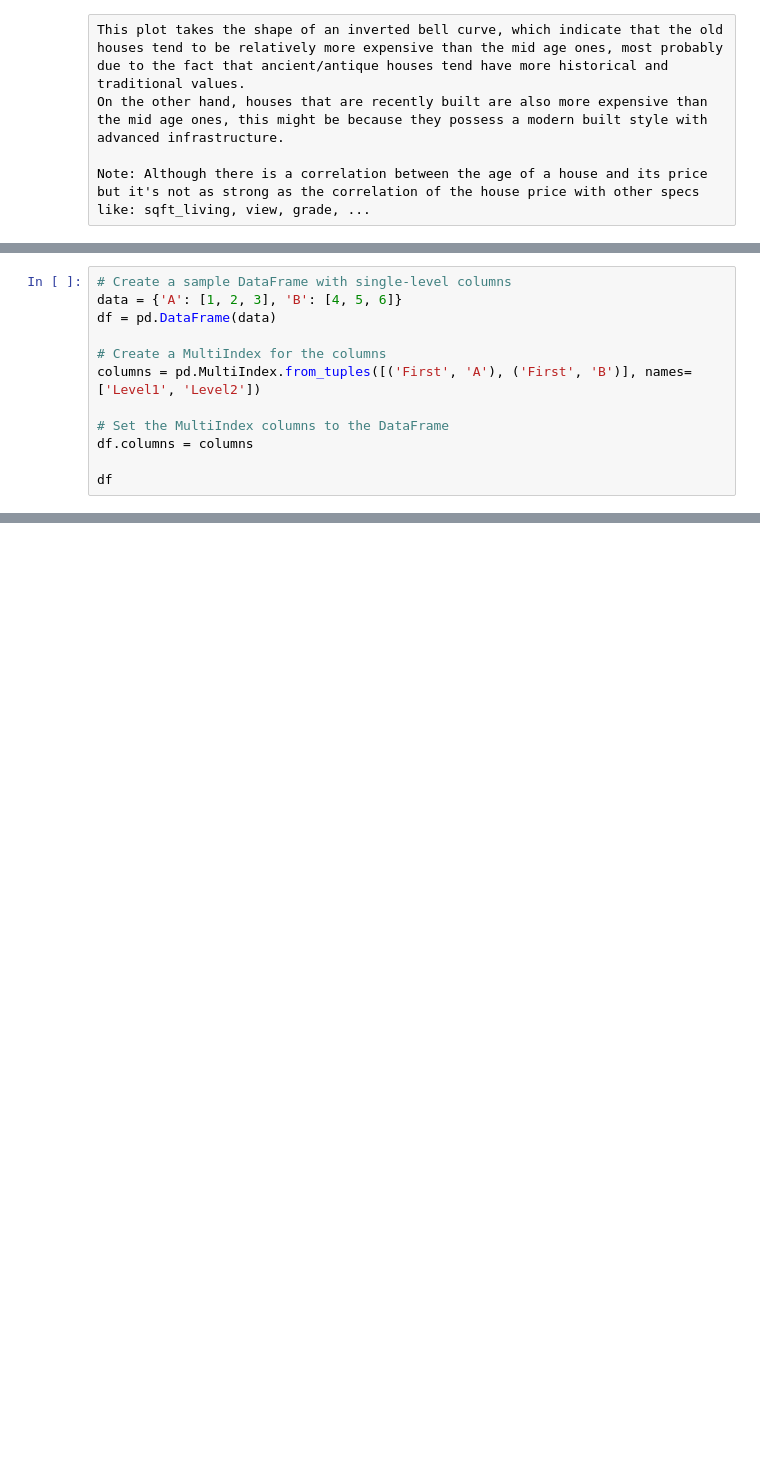
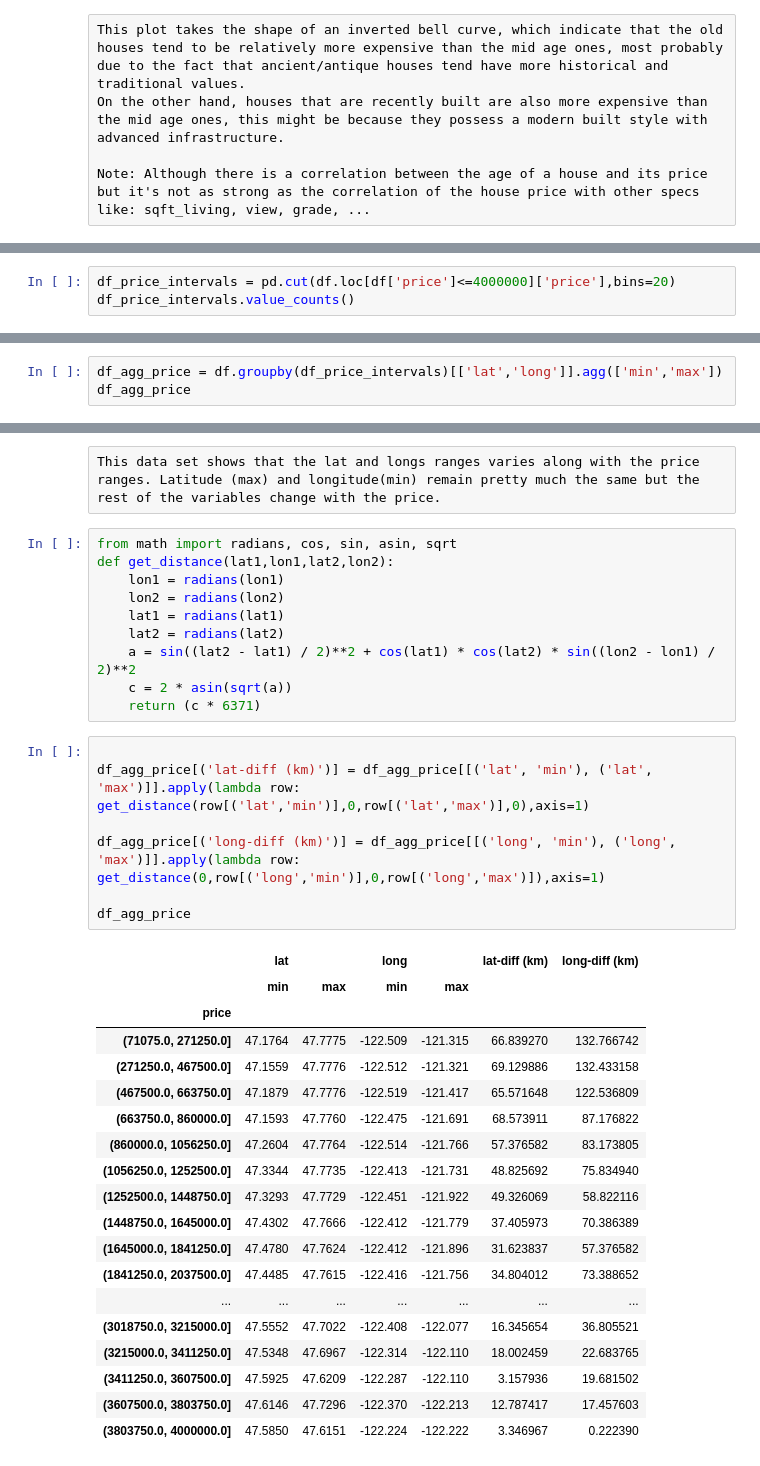
Before and after one commit to FawziElZein/House-Sales-King-County-Analysis, a Jupyter notebook: kc-house-data-analysis.ipynb, the cells around one changed output, grey strips where cells are left out. Saved outputs shown, nothing was run; the diff lists cells and outputs as text; blank space fills up the shorter version.

Commit message:
House prices vs demography

```diff
--- a/kc-house-data-analysis.ipynb
+++ b/kc-house-data-analysis.ipynb
@@ -254,12 +238,0 @@ MergeError: Not allowed to merge between different levels. (2 levels on the left
-# %%
-# Create a sample DataFrame with single-level columns
-data = {'A': [1, 2, 3], 'B': [4, 5, 6]}
-df = pd.DataFrame(data)
-
-# Create a MultiIndex for the columns
-columns = pd.MultiIndex.from_tuples([('First', 'A'), ('First', 'B')], names=['Level1', 'Level2'])
-
-# Set the MultiIndex columns to the DataFrame
-df.columns = columns
-
-df
@@ -271,0 +329,3 @@ df
+# %%
+df_price_intervals = pd.cut(df.loc[df['price']<=4000000]['price'],bins=20)
+df_price_intervals.value_counts()
@@ -271,0 +350,3 @@ df
+# %%
+df_agg_price = df.groupby(df_price_intervals)[['lat','long']].agg(['min','max'])
+df_agg_price
@@ -271,0 +373,39 @@ df
+# %% [raw]
+This data set shows that the lat and longs ranges varies along with the price ranges. Latitude (max) and longitude(min) remain pretty much the same but the rest of the variables change with the price.
+# %%
+from math import radians, cos, sin, asin, sqrt
+def get_distance(lat1,lon1,lat2,lon2):
+    lon1 = radians(lon1)
+    lon2 = radians(lon2)
+    lat1 = radians(lat1)
+    lat2 = radians(lat2)
+    a = sin((lat2 - lat1) / 2)**2 + cos(lat1) * cos(lat2) * sin((lon2 - lon1) / 2)**2
+    c = 2 * asin(sqrt(a))
+    return (c * 6371)
+# %%
+
+df_agg_price[('lat-diff (km)')] = df_agg_price[[('lat', 'min'), ('lat', 'max')]].apply(lambda row: get_distance(row[('lat','min')],0,row[('lat','max')],0),axis=1)
+
+df_agg_price[('long-diff (km)')] = df_agg_price[[('long', 'min'), ('long', 'max')]].apply(lambda row: get_distance(0,row[('long','min')],0,row[('long','max')]),axis=1)
+
+df_agg_price
+# %% [output]
+|  | lat |  | long |  | lat-diff (km) | long-diff (km) |
+|  | min | max | min | max |  |  |
+| price |  |  |  |  |  |  |
+| (71075.0, 271250.0] | 47.1764 | 47.7775 | -122.509 | -121.315 | 66.839270 | 132.766742 |
+| (271250.0, 467500.0] | 47.1559 | 47.7776 | -122.512 | -121.321 | 69.129886 | 132.433158 |
+| (467500.0, 663750.0] | 47.1879 | 47.7776 | -122.519 | -121.417 | 65.571648 | 122.536809 |
+| (663750.0, 860000.0] | 47.1593 | 47.7760 | -122.475 | -121.691 | 68.573911 | 87.176822 |
+| (860000.0, 1056250.0] | 47.2604 | 47.7764 | -122.514 | -121.766 | 57.376582 | 83.173805 |
+| (1056250.0, 1252500.0] | 47.3344 | 47.7735 | -122.413 | -121.731 | 48.825692 | 75.834940 |
+| (1252500.0, 1448750.0] | 47.3293 | 47.7729 | -122.451 | -121.922 | 49.326069 | 58.822116 |
+| (1448750.0, 1645000.0] | 47.4302 | 47.7666 | -122.412 | -121.779 | 37.405973 | 70.386389 |
+| (1645000.0, 1841250.0] | 47.4780 | 47.7624 | -122.412 | -121.896 | 31.623837 | 57.376582 |
+| (1841250.0, 2037500.0] | 47.4485 | 47.7615 | -122.416 | -121.756 | 34.804012 | 73.388652 |
+| ... | ... | ... | ... | ... | ... | ... |
+| (3018750.0, 3215000.0] | 47.5552 | 47.7022 | -122.408 | -122.077 | 16.345654 | 36.805521 |
+| (3215000.0, 3411250.0] | 47.5348 | 47.6967 | -122.314 | -122.110 | 18.002459 | 22.683765 |
+| (3411250.0, 3607500.0] | 47.5925 | 47.6209 | -122.287 | -122.110 | 3.157936 | 19.681502 |
+| (3607500.0, 3803750.0] | 47.6146 | 47.7296 | -122.370 | -122.213 | 12.787417 | 17.457603 |
+| (3803750.0, 4000000.0] | 47.5850 | 47.6151 | -122.224 | -122.222 | 3.346967 | 0.222390 |
```
Also changed, not shown: parts of 22 cells of this notebook.
